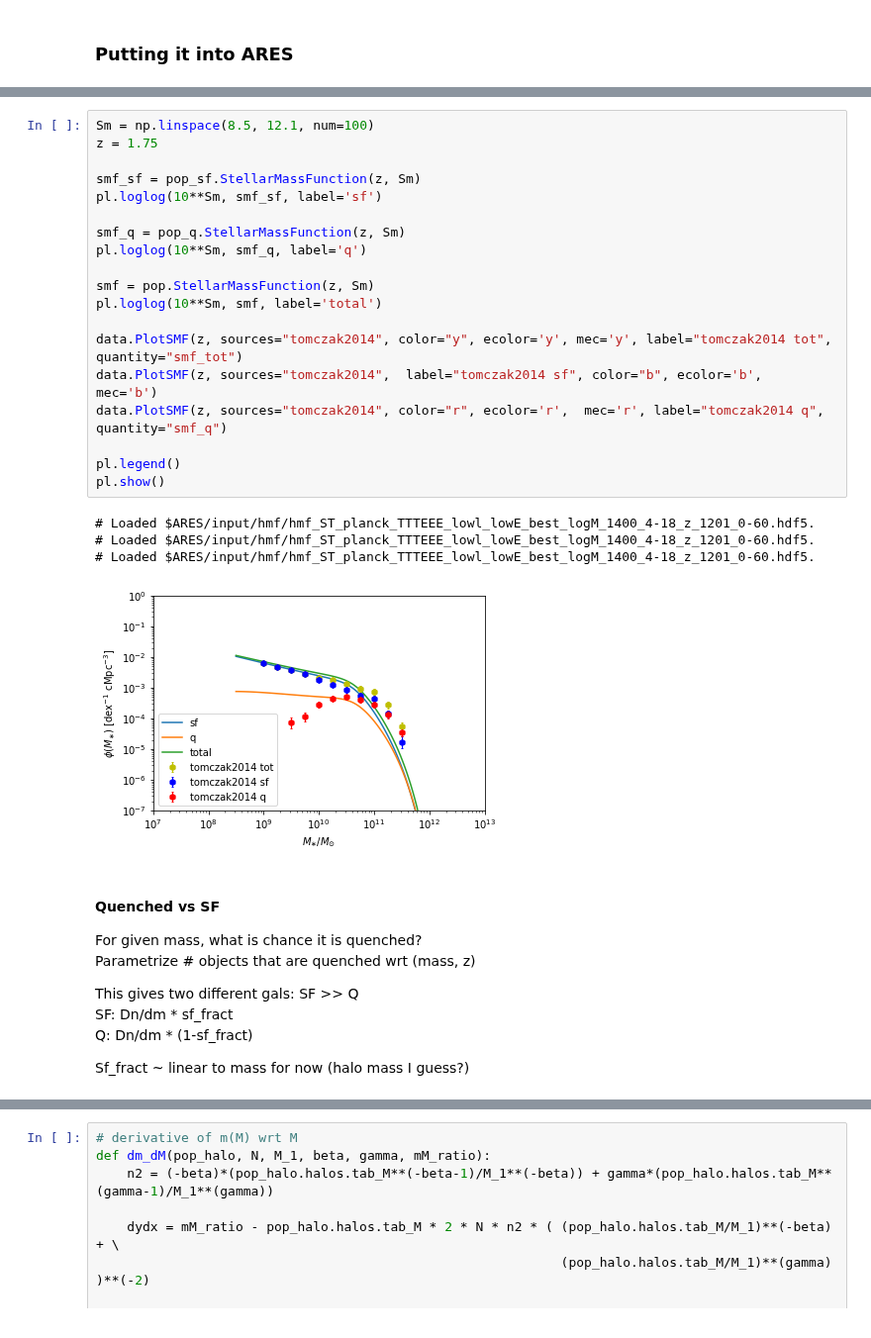
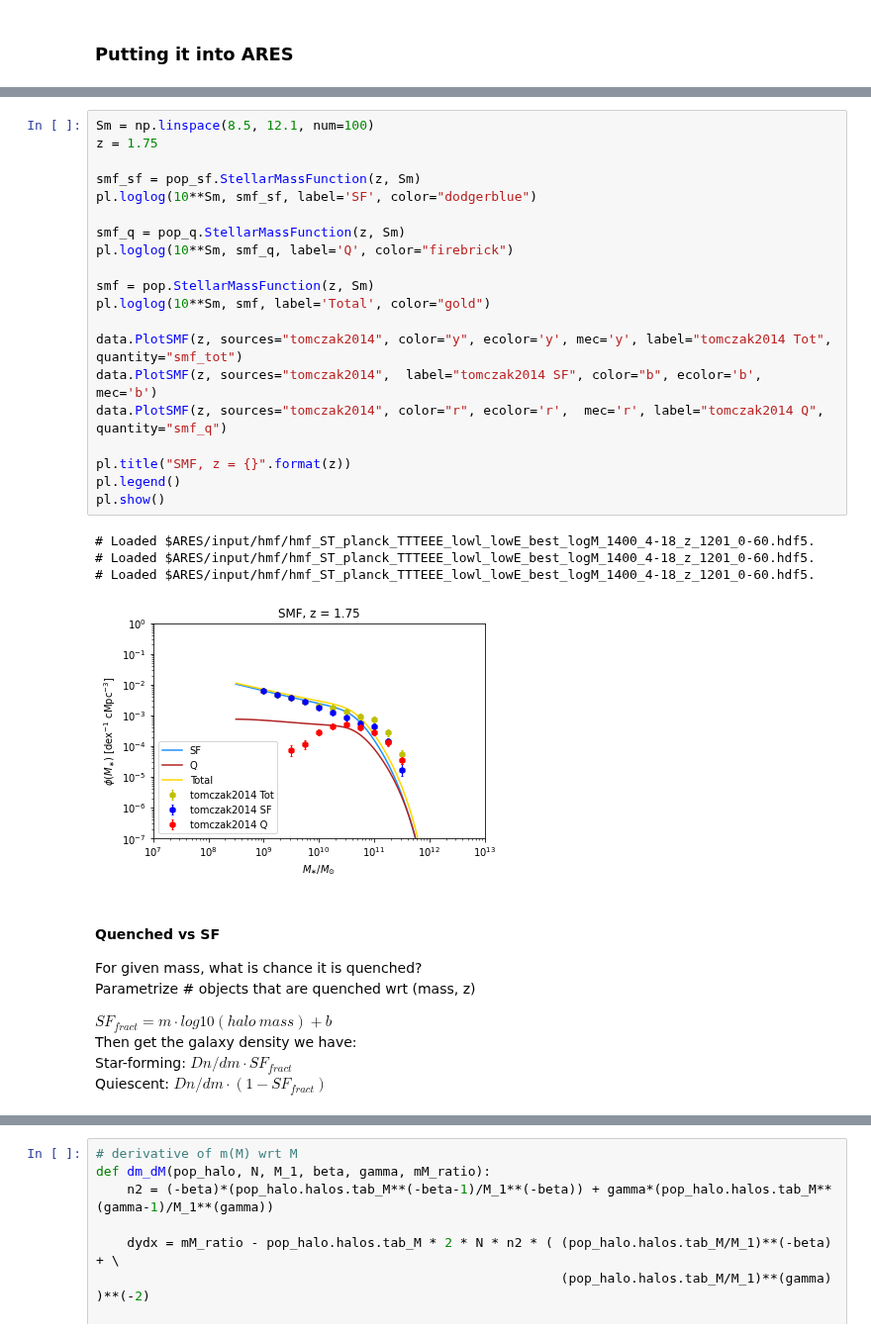
Before and after one commit to eklem1/GalaxySim, a Jupyter notebook: SMF_SFvsQ.ipynb, the cells around one changed output, grey strips where cells are left out. Shown at 99% size. Saved outputs shown, nothing was run; the diff lists cells and outputs as text.

```diff
--- a/SMF_SFvsQ.ipynb
+++ b/SMF_SFvsQ.ipynb
@@ -46,37 +47,37 @@ pl.show()
 # %%
 Sm = np.linspace(8.5, 12.1, num=100)
 z = 1.75
 
 smf_sf = pop_sf.StellarMassFunction(z, Sm)
-pl.loglog(10**Sm, smf_sf, label='sf')
+pl.loglog(10**Sm, smf_sf, label='SF', color="dodgerblue")
 
 smf_q = pop_q.StellarMassFunction(z, Sm)
-pl.loglog(10**Sm, smf_q, label='q')
+pl.loglog(10**Sm, smf_q, label='Q', color="firebrick")
 
 smf = pop.StellarMassFunction(z, Sm)
-pl.loglog(10**Sm, smf, label='total')
+pl.loglog(10**Sm, smf, label='Total', color="gold")
 
-data.PlotSMF(z, sources="tomczak2014", color="y", ecolor='y', mec='y', label="tomczak2014 tot", quantity="smf_tot")
-data.PlotSMF(z, sources="tomczak2014",  label="tomczak2014 sf", color="b", ecolor='b',  mec='b')
-data.PlotSMF(z, sources="tomczak2014", color="r", ecolor='r',  mec='r', label="tomczak2014 q", quantity="smf_q")
+data.PlotSMF(z, sources="tomczak2014", color="y", ecolor='y', mec='y', label="tomczak2014 Tot", quantity="smf_tot")
+data.PlotSMF(z, sources="tomczak2014",  label="tomczak2014 SF", color="b", ecolor='b',  mec='b')
+data.PlotSMF(z, sources="tomczak2014", color="r", ecolor='r',  mec='r', label="tomczak2014 Q", quantity="smf_q")
 
+pl.title("SMF, z = {}".format(z))
 pl.legend()
 pl.show()
 # %% [output]
 # Loaded $ARES/input/hmf/hmf_ST_planck_TTTEEE_lowl_lowE_best_logM_1400_4-18_z_1201_0-60.hdf5.
 # Loaded $ARES/input/hmf/hmf_ST_planck_TTTEEE_lowl_lowE_best_logM_1400_4-18_z_1201_0-60.hdf5.
 # Loaded $ARES/input/hmf/hmf_ST_planck_TTTEEE_lowl_lowE_best_logM_1400_4-18_z_1201_0-60.hdf5.
-[figure, old version]
+[figure, new version]
 # %% [markdown]
 #### Quenched vs SF
 For given mass, what is chance it is quenched?
 Parametrize # objects that are quenched wrt (mass, z)
 
-This gives two different gals: SF >> Q
-	SF: Dn/dm * sf_fract
-	Q: Dn/dm * (1-sf_fract)
-
-Sf_fract ~ linear to mass for now (halo mass I guess?)
+$SF_{fract} = m \cdot log10(halo~mass) + b$
+Then get the galaxy density we have:
+    Star-forming: $Dn/dm \cdot SF_{fract} $
+    Quiescent: $Dn/dm \cdot (1-SF_{fract}) $
 # %%
 #it's a fraction so [0, 1] - how to make sure this happens? cause mass is going to be a big value
 #also which way should it go? --> higher HM =  lower sf fraction
```
Also changed, not shown: parts of 19 cells of this notebook, 1 other file.
